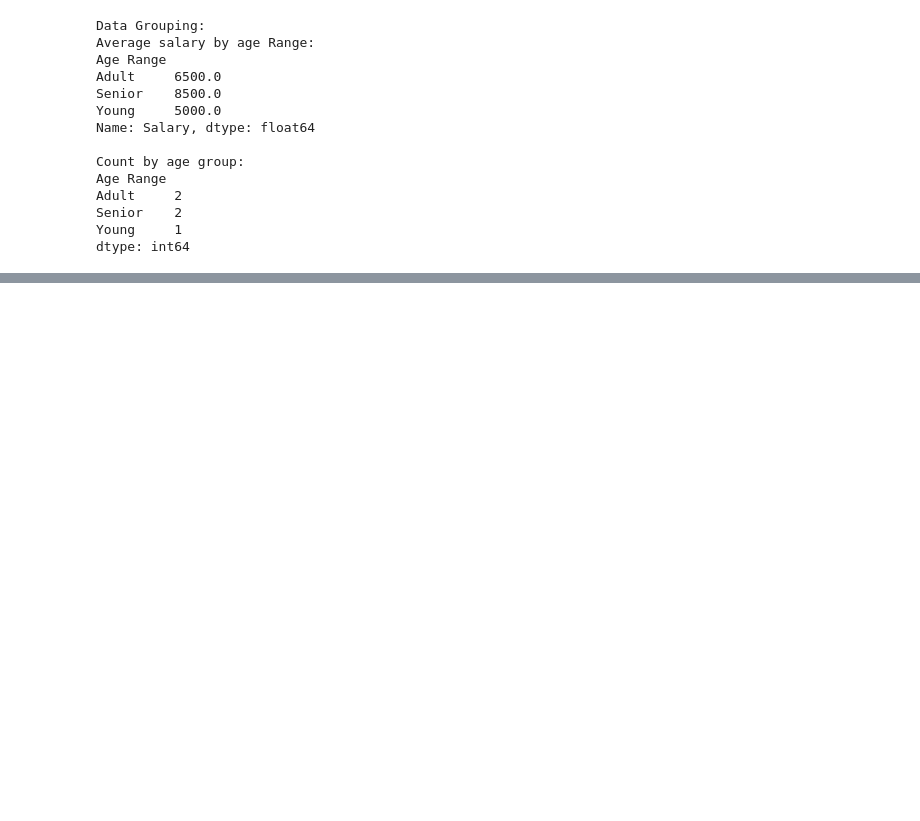
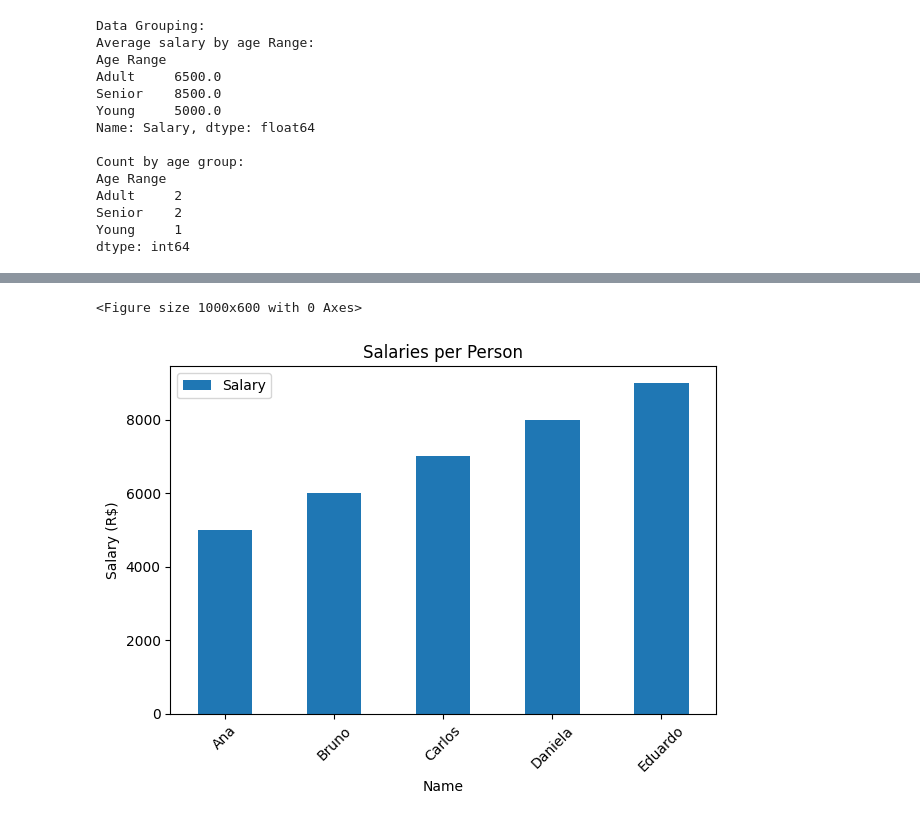
Before and after one commit to eduardowanderleyde/data-engineer-code-pattern, a Jupyter notebook: Pandas-Manipulation/Pandas-Manipulation.ipynb, the cells around one changed output, grey strips where cells are left out. Saved outputs shown, nothing was run; the diff lists cells and outputs as text; code cells hidden in the pictures; blank space fills up the shorter version.

```diff
--- a/Pandas-Manipulation/Pandas-Manipulation.ipynb
+++ b/Pandas-Manipulation/Pandas-Manipulation.ipynb
@@ -326,0 +494,12 @@ DataFrame for I/O demonstration:
+# %%
+plt.figure(figsize=(10, 6))
+df1.plot(kind='bar', x='Name', y='Salary')
+plt.title('Salaries per Person')
+plt.xlabel('Name')
+plt.ylabel('Salary (R$)')
+plt.xticks(rotation=45)
+plt.tight_layout()
+plt.show()
+# %% [output]
+<Figure size 1000x600 with 0 Axes>
+[figure, added]
```
Also changed, not shown: parts of 9 cells of this notebook.
